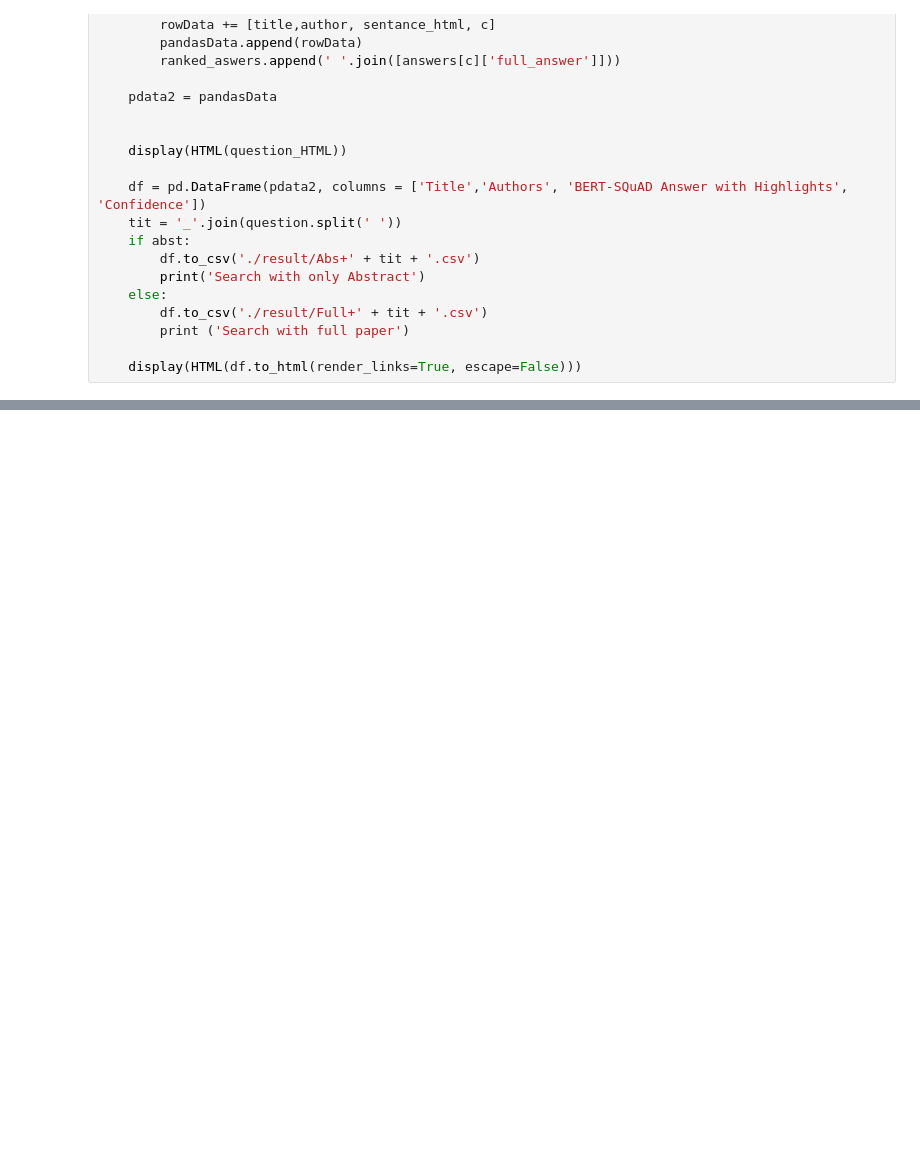
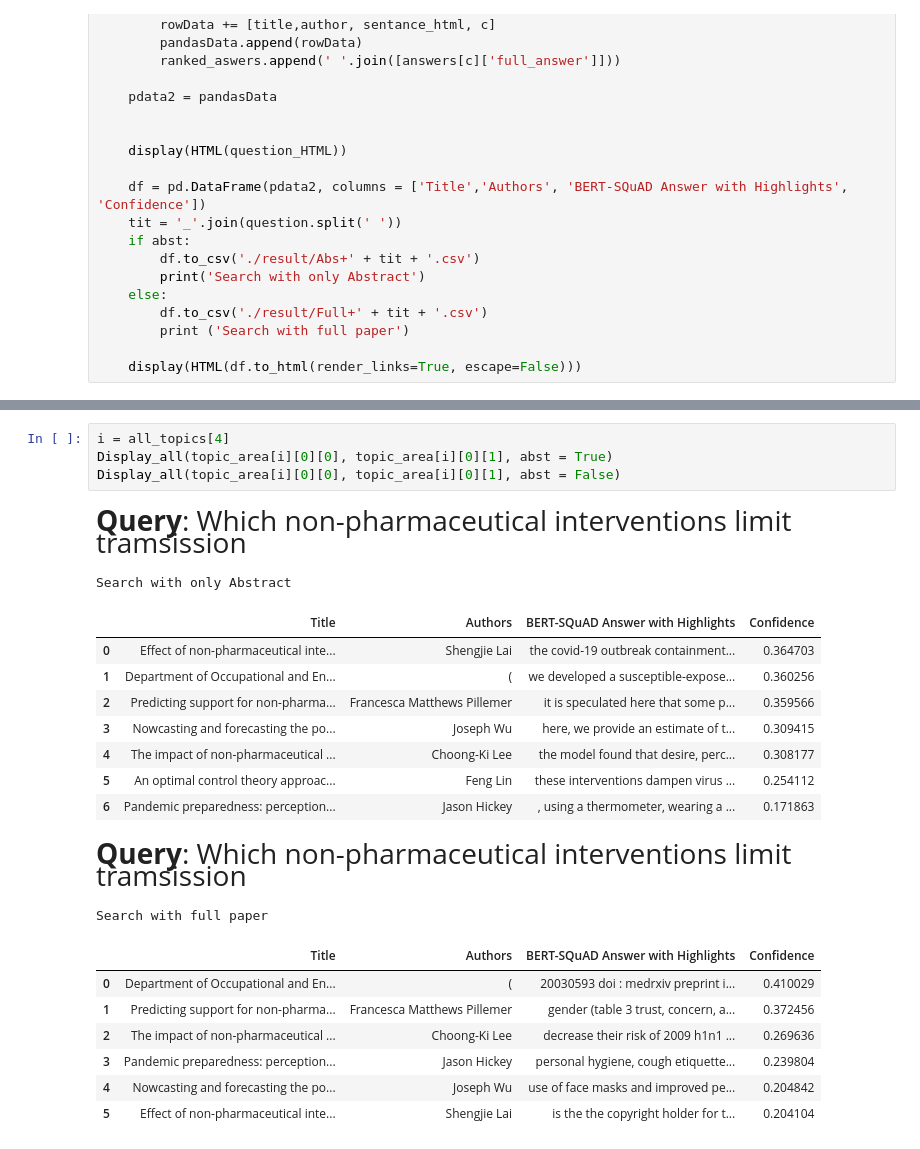
Before and after one commit to Theling/CORD_QA_Search, a Jupyter notebook: BERT_Verion_1.ipynb, the cells around one changed output, grey strips where cells are left out. Cells and saved outputs as stored; diff of their text form; blank space fills up the shorter version.

```diff
--- a/BERT_Verion_1.ipynb
+++ b/BERT_Verion_1.ipynb
@@ -368,0 +413,24 @@ topic_area[][0][1]
+# %%
+i = all_topics[4]
+Display_all(topic_area[i][0][0], topic_area[i][0][1], abst = True)
+Display_all(topic_area[i][0][0], topic_area[i][0][1], abst = False)
+# %% [output]
+Query: Which non-pharmaceutical interventions limit tramsission
+Search with only Abstract
+|  | Title | Authors | BERT-SQuAD Answer with Highlights | Confidence |
+| 0 | Effect of non-pharmaceutical inte... | Shengjie Lai | the covid-19 outbreak containment... | 0.364703 |
+| 1 | Department of Occupational and En... | ( | we developed a susceptible-expose... | 0.360256 |
+| 2 | Predicting support for non-pharma... | Francesca Matthews Pillemer | it is speculated here that some p... | 0.359566 |
+| 3 | Nowcasting and forecasting the po... | Joseph Wu | here, we provide an estimate of t... | 0.309415 |
+| 4 | The impact of non-pharmaceutical ... | Choong-Ki Lee | the model found that desire, perc... | 0.308177 |
+| 5 | An optimal control theory approac... | Feng Lin | these interventions dampen virus ... | 0.254112 |
+| 6 | Pandemic preparedness: perception... | Jason Hickey | , using a thermometer, wearing a ... | 0.171863 |
+Query: Which non-pharmaceutical interventions limit tramsission
+Search with full paper
+|  | Title | Authors | BERT-SQuAD Answer with Highlights | Confidence |
+| 0 | Department of Occupational and En... | ( | 20030593 doi : medrxiv preprint i... | 0.410029 |
+| 1 | Predicting support for non-pharma... | Francesca Matthews Pillemer | gender (table 3 trust, concern, a... | 0.372456 |
+| 2 | The impact of non-pharmaceutical ... | Choong-Ki Lee | decrease their risk of 2009 h1n1 ... | 0.269636 |
+| 3 | Pandemic preparedness: perception... | Jason Hickey | personal hygiene, cough etiquette... | 0.239804 |
+| 4 | Nowcasting and forecasting the po... | Joseph Wu | use of face masks and improved pe... | 0.204842 |
+| 5 | Effect of non-pharmaceutical inte... | Shengjie Lai | is the the copyright holder for t... | 0.204104 |
```
Also changed, not shown: parts of 14 cells of this notebook.
